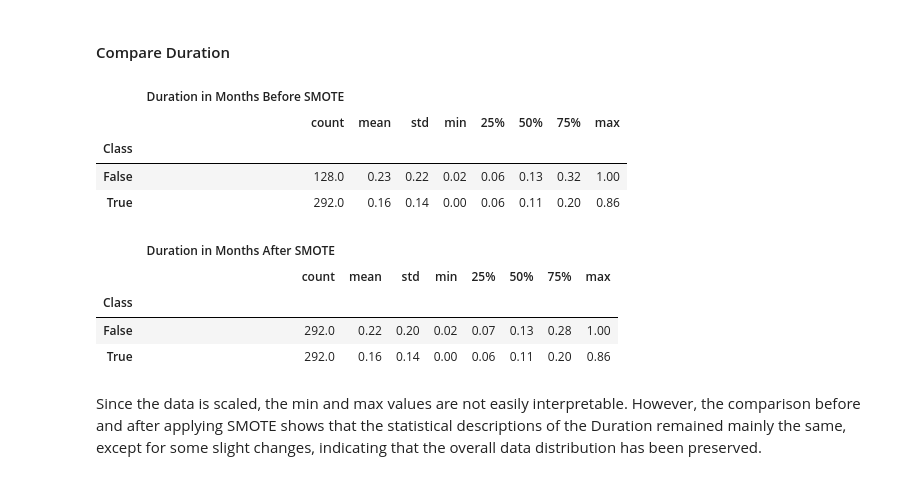
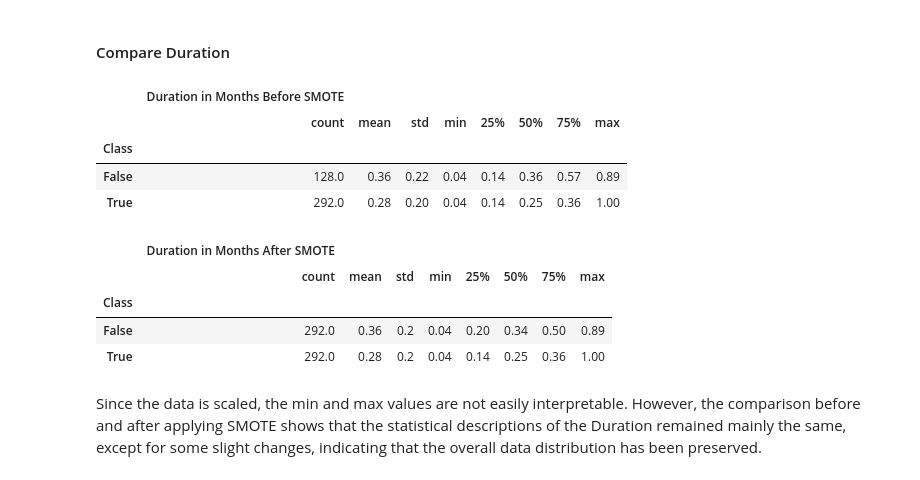
Before and after one commit to GittiGitus/Deep_Learning, a Jupyter notebook: experiments.ipynb, the cells around one changed output. Drawn from its saved outputs; the diff is of its cells as text; code cells hidden in the pictures.

```diff
--- a/experiments.ipynb
+++ b/experiments.ipynb
@@ -556,19 +580,19 @@ Because new records were created, the properties and distributions will again in
 #### Compare Duration
 # %%
 # Look at the distribution of the duration in months of each class before and after SMOTE
-display(pd.DataFrame({'Duration in Months Before SMOTE': X_train_sc[:,1], 'Class': y_train}).groupby('Class').describe().round(2))
-display(pd.DataFrame({'Duration in Months After SMOTE': X_train_sc_smote[:,1], 'Class': y_train_smote}).groupby('Class').describe().round(2))
+display(pd.DataFrame({'Duration in Months Before SMOTE': X_train_sc[:,0], 'Class': y_train}).groupby('Class').describe().round(2))
+display(pd.DataFrame({'Duration in Months After SMOTE': X_train_sc_smote[:,0], 'Class': y_train_smote}).groupby('Class').describe().round(2))
 # %% [output]
 |  | Duration in Months Before SMOTE |  |  |  |  |  |  |  |
 |  | count | mean | std | min | 25% | 50% | 75% | max |
 | Class |  |  |  |  |  |  |  |  |
-| False | 128.0 | 0.23 | 0.22 | 0.02 | 0.06 | 0.13 | 0.32 | 1.00 |
-| True | 292.0 | 0.16 | 0.14 | 0.00 | 0.06 | 0.11 | 0.20 | 0.86 |
+| False | 128.0 | 0.36 | 0.22 | 0.04 | 0.14 | 0.36 | 0.57 | 0.89 |
+| True | 292.0 | 0.28 | 0.20 | 0.04 | 0.14 | 0.25 | 0.36 | 1.00 |
 |  | Duration in Months After SMOTE |  |  |  |  |  |  |  |
 |  | count | mean | std | min | 25% | 50% | 75% | max |
 | Class |  |  |  |  |  |  |  |  |
-| False | 292.0 | 0.22 | 0.20 | 0.02 | 0.07 | 0.13 | 0.28 | 1.00 |
-| True | 292.0 | 0.16 | 0.14 | 0.00 | 0.06 | 0.11 | 0.20 | 0.86 |
+| False | 292.0 | 0.36 | 0.2 | 0.04 | 0.20 | 0.34 | 0.50 | 0.89 |
+| True | 292.0 | 0.28 | 0.2 | 0.04 | 0.14 | 0.25 | 0.36 | 1.00 |
 # %% [markdown]
 Since the data is scaled, the min and max values are not easily interpretable. However, the comparison before and after applying SMOTE shows that the statistical descriptions of the Duration remained mainly the same, except for some slight changes, indicating that the overall data distribution has been preserved.
 # %% [markdown]
```
Also changed, not shown: parts of 35 cells of this notebook.
